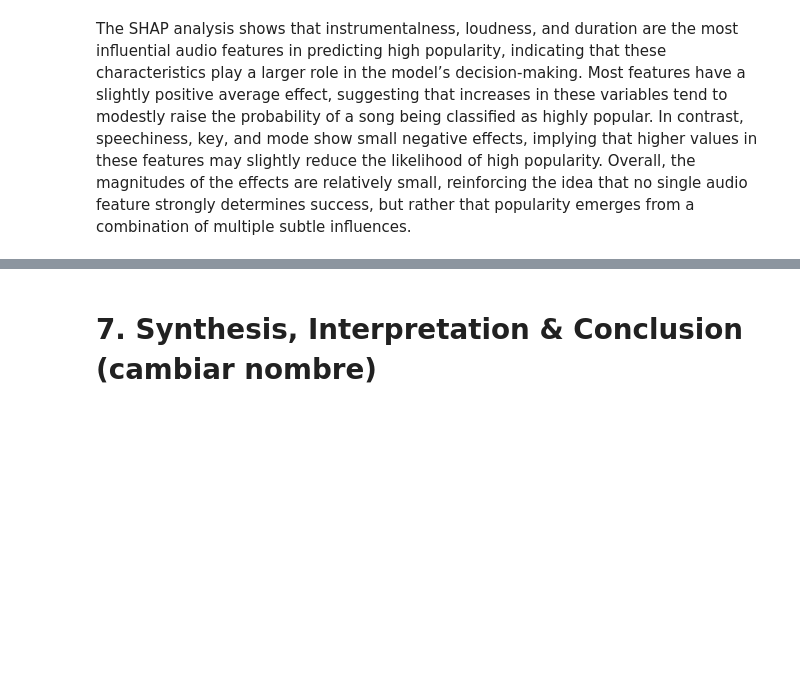
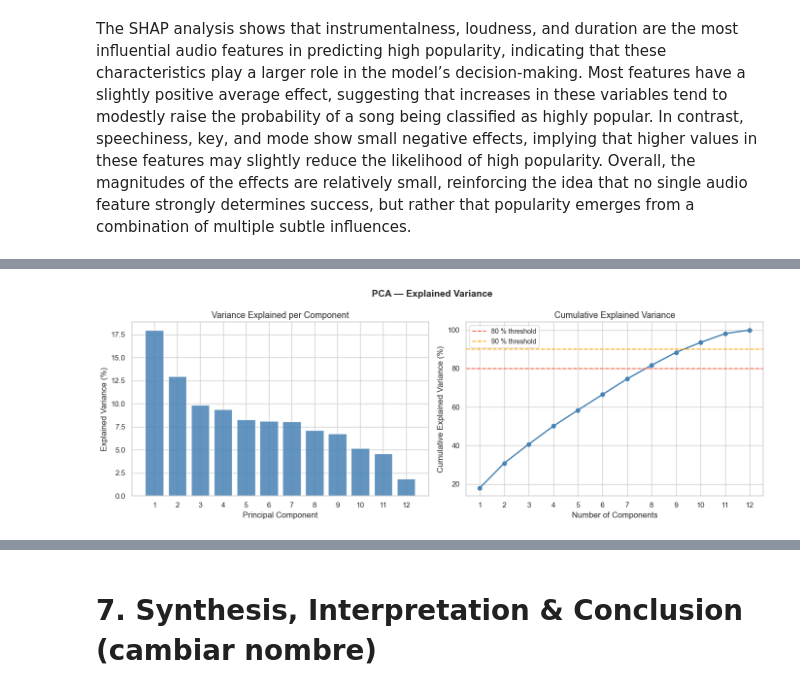
Before and after one commit to zoemekin/AI-ML, a Jupyter notebook: FINAL_VER.ipynb, the cells around one changed output, grey strips where cells are left out. Cells and saved outputs as stored; diff of their text form; code cells hidden in the pictures; blank space fills up the shorter version.

```diff
--- a/FINAL_VER.ipynb
+++ b/FINAL_VER.ipynb
@@ -1135,0 +1296,9 @@ The SHAP analysis shows that instrumentalness, loudness, and duration are the mo
+# %%
+from sklearn.preprocessing import StandardScaler
+
+scaler_cluster = StandardScaler()
+X_scaled = scaler_cluster.fit_transform(df_cluster)
+
+print(f"Scaled matrix shape : {X_scaled.shape}")
+print(f"Per-feature mean (expect ≈ 0) : {X_scaled.mean(axis=0).round(4)}")
+print(f"Per-feature std  (expect ≈ 1) : {X_scaled.std(axis=0).round(4)}")
@@ -1135,0 +1315,89 @@ The SHAP analysis shows that instrumentalness, loudness, and duration are the mo
+# %%
+from sklearn.decomposition import PCA
+import numpy as np
+import matplotlib.pyplot as plt
+
+# Full PCA to inspect explained variance
+pca_full = PCA(random_state=42)
+pca_full.fit(X_scaled)
+
+explained    = pca_full.explained_variance_ratio_
+cumulative   = np.cumsum(explained)
+n_components = len(explained)
+
+# ── Plot: variance per component + cumulative ─────────────────────────────────
+fig, axes = plt.subplots(1, 2, figsize=(14, 5))
+
+axes[0].bar(range(1, n_components + 1), explained * 100,
+            color="steelblue", alpha=0.85, edgecolor="white")
+axes[0].set_xlabel("Principal Component", fontsize=12)
+axes[0].set_ylabel("Explained Variance (%)", fontsize=12)
+axes[0].set_title("Variance Explained per Component", fontsize=13)
+axes[0].set_xticks(range(1, n_components + 1))
+
+axes[1].plot(range(1, n_components + 1), cumulative * 100,
+             marker="o", color="steelblue", linewidth=2)
+axes[1].axhline(y=80, color="tomato", linestyle="--", linewidth=1.5, label="80 % threshold")
+axes[1].axhline(y=90, color="orange", linestyle="--", linewidth=1.5, label="90 % threshold")
+axes[1].set_xlabel("Number of Components", fontsize=12)
+axes[1].set_ylabel("Cumulative Explained Variance (%)", fontsize=12)
+axes[1].set_title("Cumulative Explained Variance", fontsize=13)
+axes[1].legend(fontsize=10)
+axes[1].set_xticks(range(1, n_components + 1))
+
+plt.suptitle("PCA — Explained Variance", fontsize=14, fontweight="bold")
+plt.tight_layout()
+plt.show()
+
+# Print summary table
+print(f"{'PC':>4} | {'Variance (%)':>12} | {'Cumulative (%)':>14}")
+print("-" * 36)
+for i, (v, c) in enumerate(zip(explained, cumulative), start=1):
+    marker = " ◄ 80%" if abs(c - 0.80) == min(abs(cumulative - 0.80)) else ""
+    print(f"PC{i:>2} | {v*100:>11.2f}% | {c*100:>13.2f}%{marker}")
+
+# ── Choose components: 80 % threshold ────────────────────────────────────────
+n_pca_cluster = int(np.argmax(cumulative >= 0.80)) + 1
+print(f"\\nComponents needed to reach ≥ 80 % cumulative variance: {n_pca_cluster}")
+
+pca_cluster = PCA(n_components=n_pca_cluster, random_state=42)
+X_pca = pca_cluster.fit_transform(X_scaled)
+print(f"PCA-reduced matrix shape (for clustering) : {X_pca.shape}")
+
+# ── Fixed 2-D projection for all visualisations ───────────────────────────────
+pca_2d = PCA(n_components=2, random_state=42)
+X_pca_2d = pca_2d.fit_transform(X_scaled)
+pc1_var = pca_2d.explained_variance_ratio_[0] * 100
+pc2_var = pca_2d.explained_variance_ratio_[1] * 100
+print(f"\\n2-D projection: PC1 = {pc1_var:.1f} %, PC2 = {pc2_var:.1f} %")
+
+# ── 2-D PCA scatter: density view and genre-coloured view ─────────────────────
+genres_array  = df_clean["playlist_genre"].values
+unique_genres = sorted(set(genres_array))
+palette_genre = plt.cm.tab10.colors
+
+fig, axes = plt.subplots(1, 2, figsize=(17, 6))
+
+# Left – plain scatter (all songs)
+axes[0].scatter(X_pca_2d[:, 0], X_pca_2d[:, 1],
+                alpha=0.04, s=5, color="steelblue")
+axes[0].set_xlabel(f"PC1 ({pc1_var:.1f} % var.)", fontsize=11)
+axes[0].set_ylabel(f"PC2 ({pc2_var:.1f} % var.)", fontsize=11)
+axes[0].set_title("PCA Projection — All Songs", fontsize=13)
+
+# Right – coloured by playlist genre
+for i, g in enumerate(unique_genres):
+    mask = genres_array == g
+    axes[1].scatter(X_pca_2d[mask, 0], X_pca_2d[mask, 1],
+                    alpha=0.12, s=5, color=palette_genre[i], label=g)
+axes[1].set_xlabel(f"PC1 ({pc1_var:.1f} % var.)", fontsize=11)
+axes[1].set_ylabel(f"PC2 ({pc2_var:.1f} % var.)", fontsize=11)
+axes[1].set_title("PCA Projection — Coloured by Genre", fontsize=13)
+axes[1].legend(markerscale=6, title="Genre", fontsize=9,
+               bbox_to_anchor=(1.02, 1), loc="upper left")
+
+plt.suptitle("2-D PCA Projection of Audio Features", fontsize=14, fontweight="bold")
+plt.tight_layout()
+plt.show()
+# %% [output]
+[figure, added]
```
Also changed, not shown: parts of 39 cells of this notebook.
